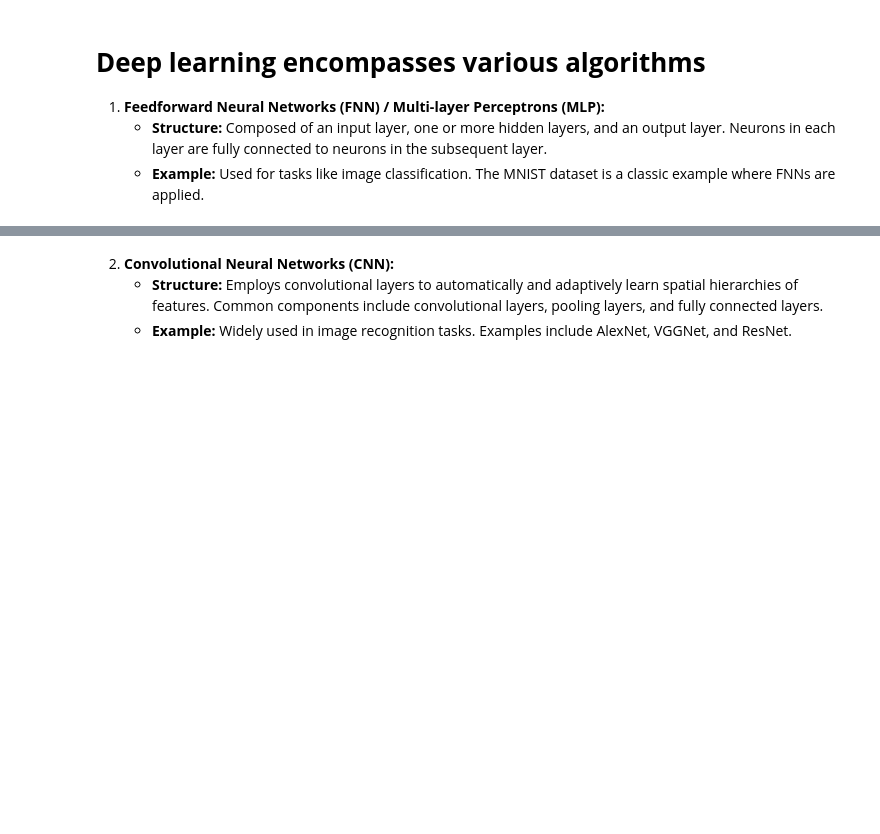
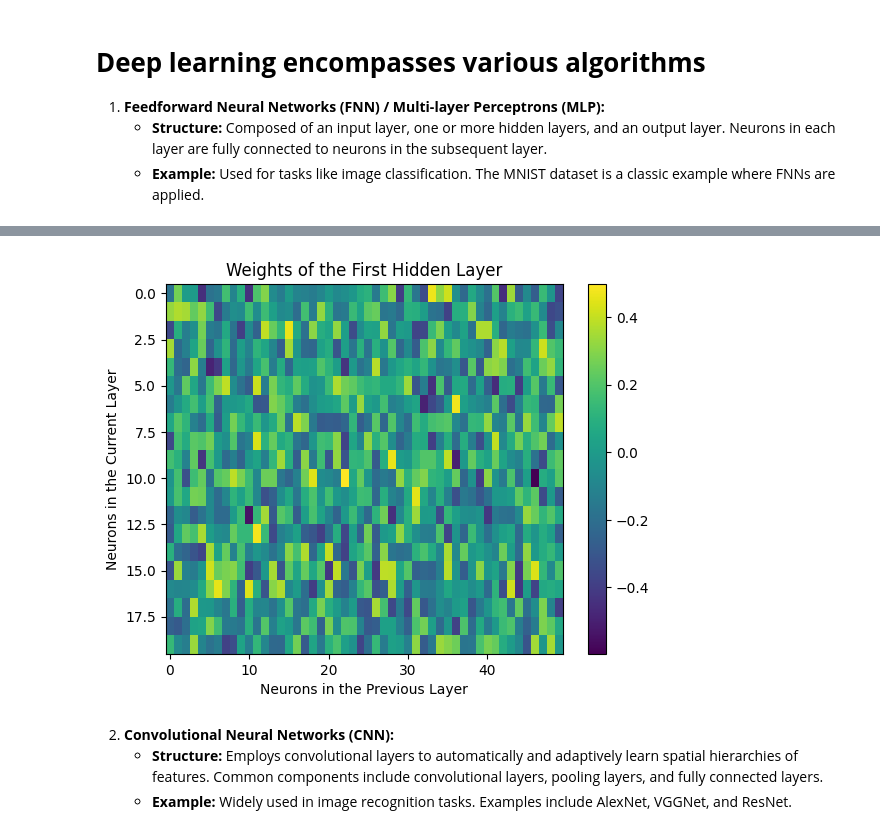
Before and after one commit to shfarhaan/ml-notebooks, a Jupyter notebook: Deep Learning/Algorithms/algorithms.ipynb, the cells around one changed output, grey strips where cells are left out. Drawn from its saved outputs; the diff is of its cells as text; code cells hidden in the pictures; blank space fills up the shorter version.

```diff
--- a/Deep Learning/Algorithms/algorithms.ipynb
+++ b/Deep Learning/Algorithms/algorithms.ipynb
@@ -7,3 +60,18 @@
+# %%
+import matplotlib.pyplot as plt
+
+# Extract weights from the first hidden layer
+weights = mlp_classifier.coefs_[0]
+
+# Plot the weights
+plt.imshow(weights, cmap='viridis', aspect='auto')
+plt.title('Weights of the First Hidden Layer')
+plt.xlabel('Neurons in the Previous Layer')
+plt.ylabel('Neurons in the Current Layer')
+plt.colorbar()
+plt.show()
+# %% [output]
+[figure, added]
 # %% [markdown]
 
 2. **Convolutional Neural Networks (CNN):**
```
Also changed, not shown: parts of 3 cells of this notebook.
